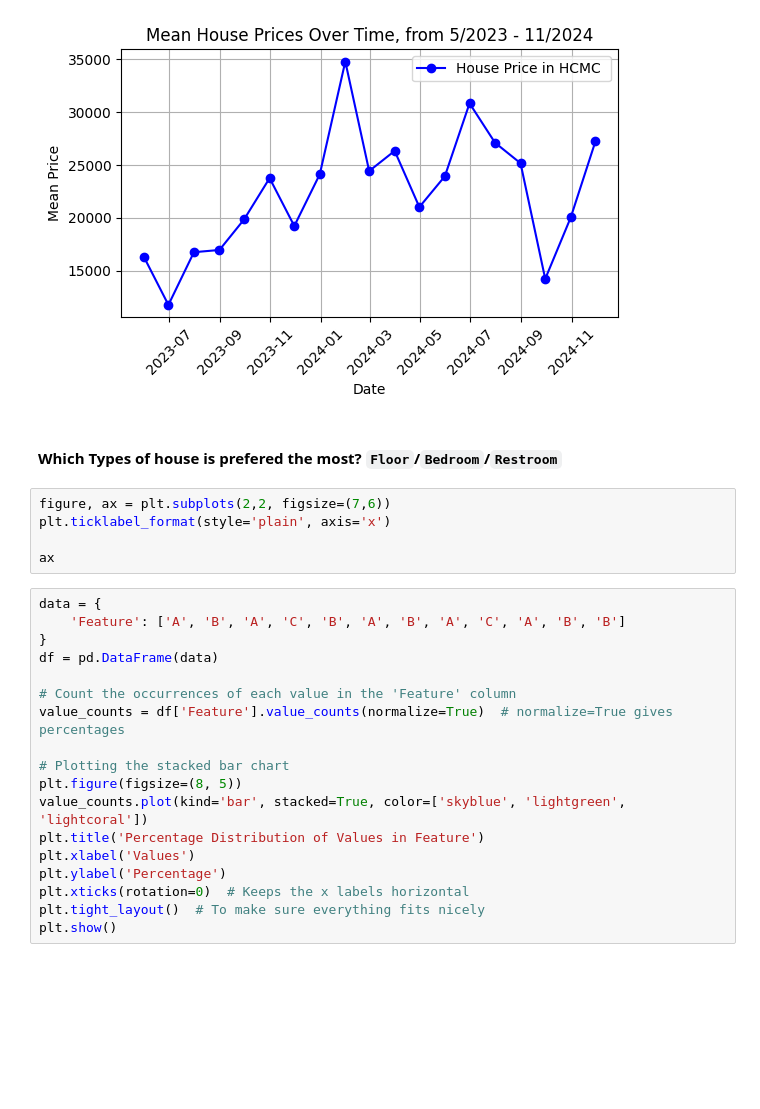
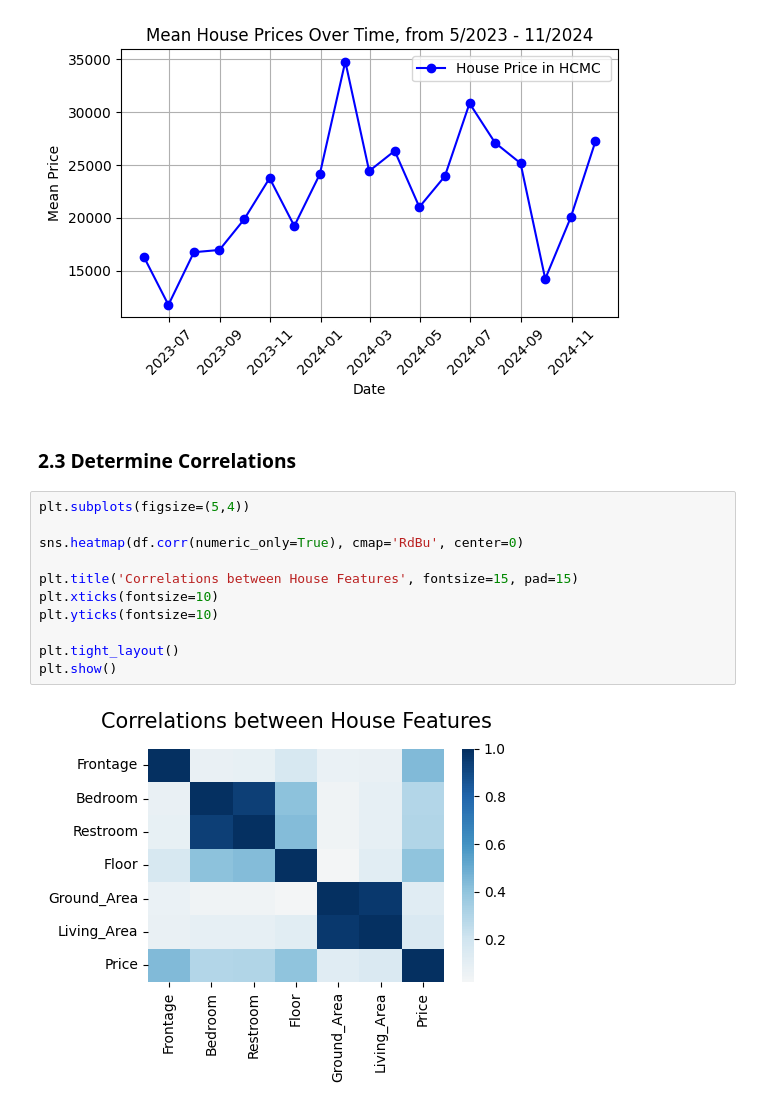
Before and after one commit to QuanLe-Chau/ADY201m_Lab_HCMC-House-Price, a Jupyter notebook: lab3_hcmc_house_data.ipynb, the cells around one changed output. Drawn from its saved outputs; the diff is of its cells as text; blank space fills up the shorter version.

```diff
--- a/lab3_hcmc_house_data.ipynb
+++ b/lab3_hcmc_house_data.ipynb
@@ -504,28 +502,18 @@ plt.tight_layout()  # To ensure the plot fits well
 plt.show()
 # %% [output]
 [figure]
-# %% [markdown]
-#### Which Types of house is prefered the most? `Floor`/`Bedroom`/`Restroom`
-# %%
-figure, ax = plt.subplots(2,2, figsize=(7,6))
-plt.ticklabel_format(style='plain', axis='x')
-
-ax
-# %%
-data = {
-    'Feature': ['A', 'B', 'A', 'C', 'B', 'A', 'B', 'A', 'C', 'A', 'B', 'B']
-}
-df = pd.DataFrame(data)
-
-# Count the occurrences of each value in the 'Feature' column
-value_counts = df['Feature'].value_counts(normalize=True)  # normalize=True gives percentages
-
-# Plotting the stacked bar chart
-plt.figure(figsize=(8, 5))
-value_counts.plot(kind='bar', stacked=True, color=['skyblue', 'lightgreen', 'lightcoral'])
-plt.title('Percentage Distribution of Values in Feature')
-plt.xlabel('Values')
-plt.ylabel('Percentage')
-plt.xticks(rotation=0)  # Keeps the x labels horizontal
-plt.tight_layout()  # To make sure everything fits nicely
-plt.show()
+# %% [markdown]
+### 2.3 Determine Correlations
+# %%
+plt.subplots(figsize=(5,4))
+
+sns.heatmap(df.corr(numeric_only=True), cmap='RdBu', center=0)
+
+plt.title('Correlations between House Features', fontsize=15, pad=15)
+plt.xticks(fontsize=10)
+plt.yticks(fontsize=10)
+
+plt.tight_layout()
+plt.show()
+# %% [output]
+[figure, added]
```
Also changed, not shown: parts of 4 cells of this notebook.
